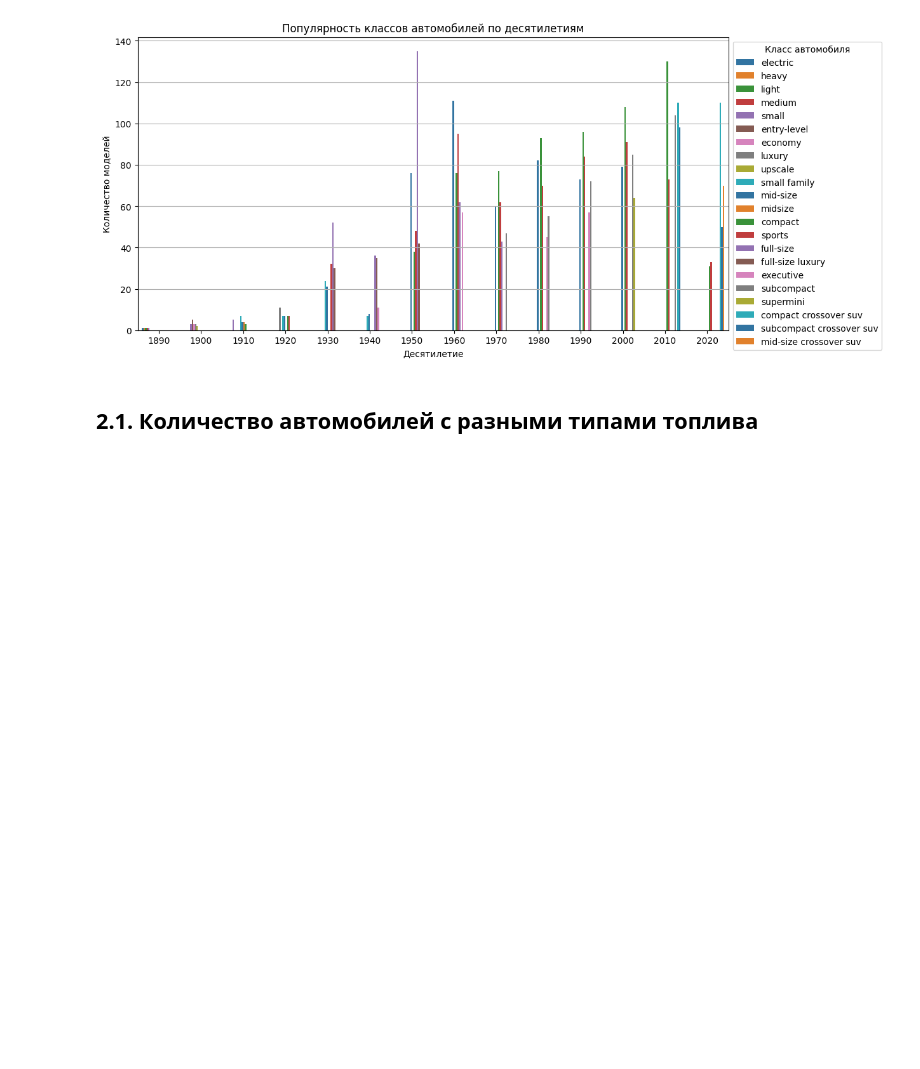
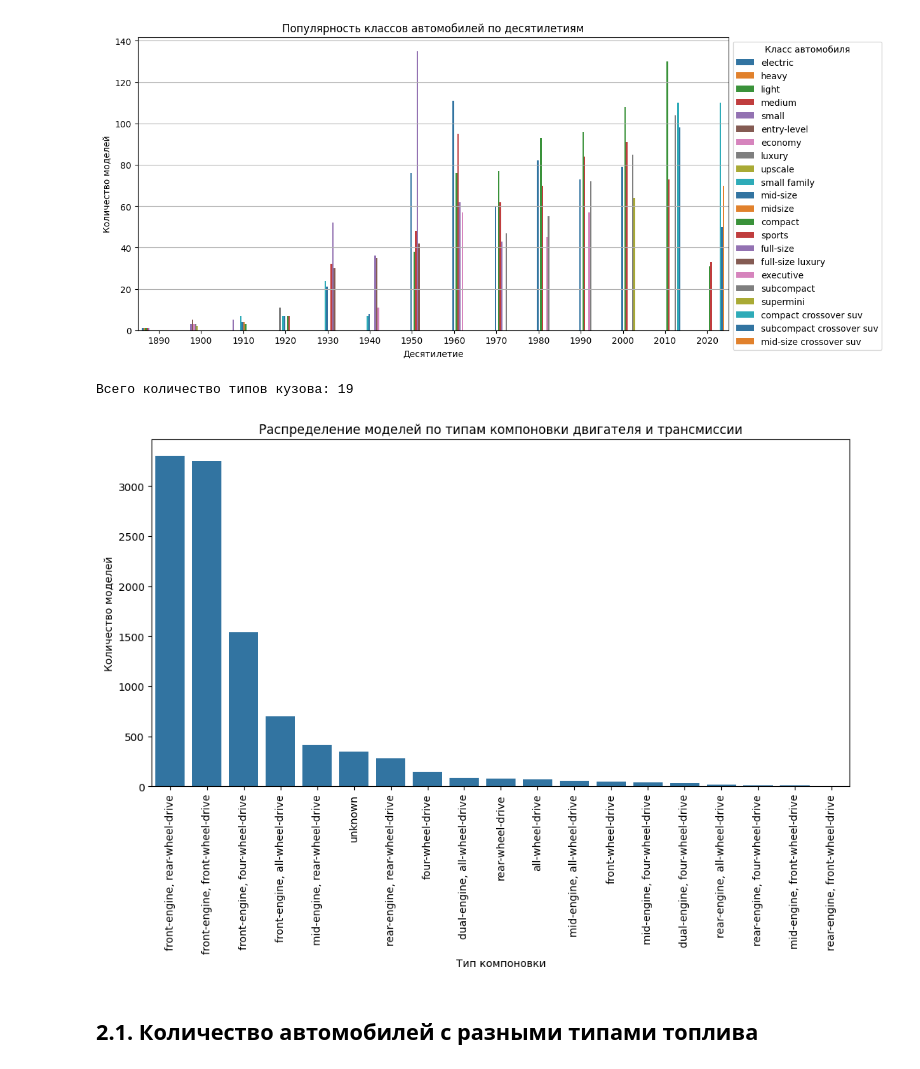
Before and after one commit to AntonS86/wiki-scraper, a Jupyter notebook: notebooks/data_exploration.ipynb, the cells around one changed output. Cells and saved outputs as stored; diff of their text form; code cells hidden in the pictures; blank space fills up the shorter version.

Commit message:
Добавить поддержку классификации компоновки и стилей кузова автомобилей, улучшить парсинг и нормализацию текста

```diff
--- a/notebooks/data_exploration.ipynb
+++ b/notebooks/data_exploration.ipynb
@@ -189,6 +189,34 @@ plt.grid(axis="y")
 plt.show()
 # %% [output]
 [figure]
+# %%
+with sqlite3.connect(db_path) as conn:
+  df = pd.read_sql("SELECT layout FROM vehicles", conn)
+
+# Убираем NaN (если есть)
+df = df.dropna()
+
+# Разбиваем vehicle_class по `;` и преобразуем в длинный список
+all_layouts = df['layout'].str.split(';').explode().str.strip()
+
+# Считаем, сколько раз встречается каждый тип кузова
+layout_counts = all_layouts.value_counts()
+print(f"Всего количество типов кузова: {len(layout_counts.index)}")
+
+# Только 50 самых частых классов
+top_layout = layout_counts.head(50)
+
+# Визуализация
+plt.figure(figsize=(12, 6))
+sns.barplot(x=top_layout.index, y=top_layout.values)
+plt.xticks(rotation=90)  # Поворачиваем подписи, если их много
+plt.xlabel("Тип компоновки")
+plt.ylabel("Количество моделей")
+plt.title("Распределение моделей по типам компоновки двигателя и трансмиссии")
+plt.show()
+# %% [output]
+Всего количество типов кузова: 19
+[figure, added]
 # %% [markdown]
 ## 2.1. Количество автомобилей с разными типами топлива
 # %%
```
Also changed, not shown: parts of 2 cells of this notebook, 4 other files.
